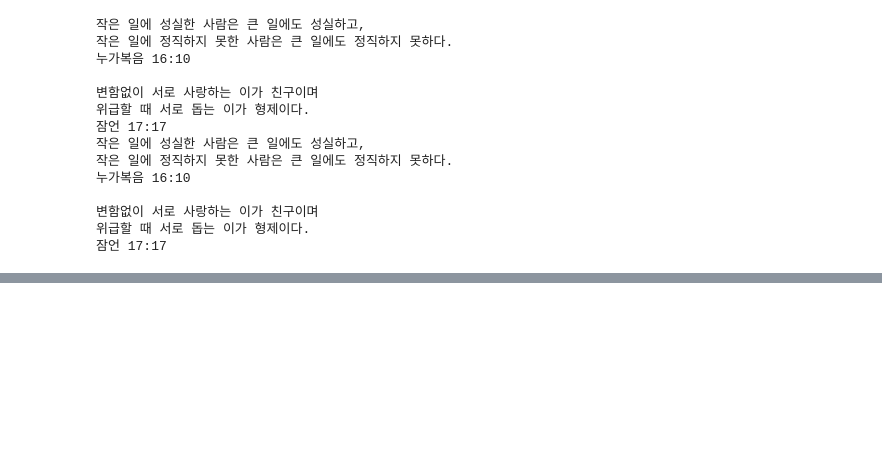
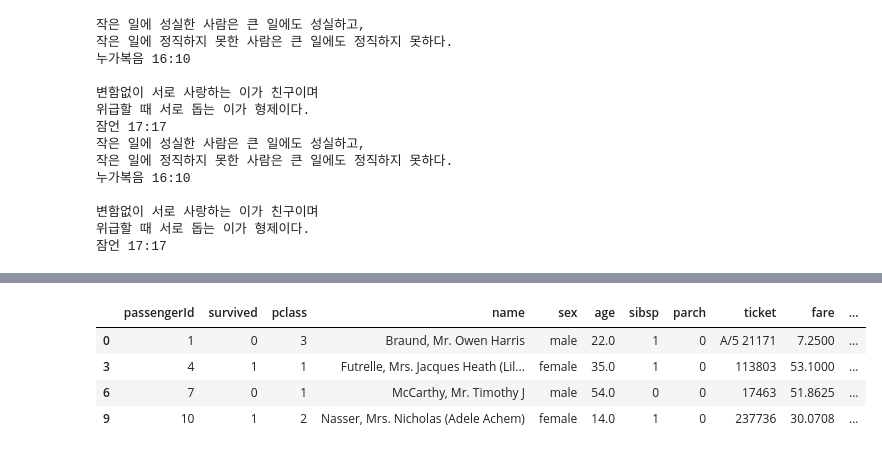
Before and after one commit to ismoil201/titanik_-, a Jupyter notebook: ch6_01.ipynb, the cells around one changed output, grey strips where cells are left out. Cells and saved outputs as stored; diff of their text form; code cells hidden in the pictures; blank space fills up the shorter version.

```diff
--- a/ch6_01.ipynb
+++ b/ch6_01.ipynb
@@ -240,13 +476,19 @@ titanic_df.loc[2:5, 'survived':'age']
 # %%
 #### index 순서를 기준으로 data 가져 오기
 
-titanic_df.iloc[0]
+# titanic_df.iloc[0]
 
-#titanic_df.iloc[0:10:3]
+titanic_df.iloc[0:10:3]
 
 #titanic_df.iloc[:, [0,3]]           # 모든 rows 의 0, 3번 째 column
 
 #titanic_df.iloc[1:5, 1:4]
+# %% [output]
+|  | passengerId | survived | pclass | name | sex | age | sibsp | parch | ticket | fare | ... |
+| 0 | 1 | 0 | 3 | Braund, Mr. Owen Harris | male | 22.0 | 1 | 0 | A/5 21171 | 7.2500 | ... |
+| 3 | 4 | 1 | 1 | Futrelle, Mrs. Jacques Heath (Lil... | female | 35.0 | 1 | 0 | 113803 | 53.1000 | ... |
+| 6 | 7 | 0 | 1 | McCarthy, Mr. Timothy J | male | 54.0 | 0 | 0 | 17463 | 51.8625 | ... |
+| 9 | 10 | 1 | 2 | Nasser, Mrs. Nicholas (Adele Achem) | female | 14.0 | 1 | 0 | 237736 | 30.0708 | ... |
 # %%
 ### 피벗 테이블을 이용해 data 가져 오기
 
```
Also changed, not shown: parts of 39 cells of this notebook, 10 other files.
